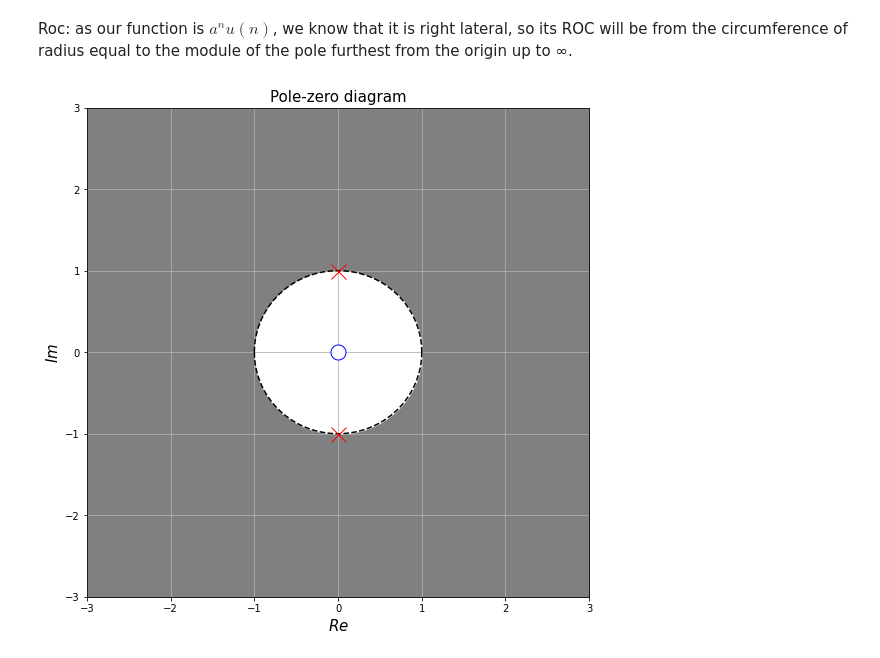
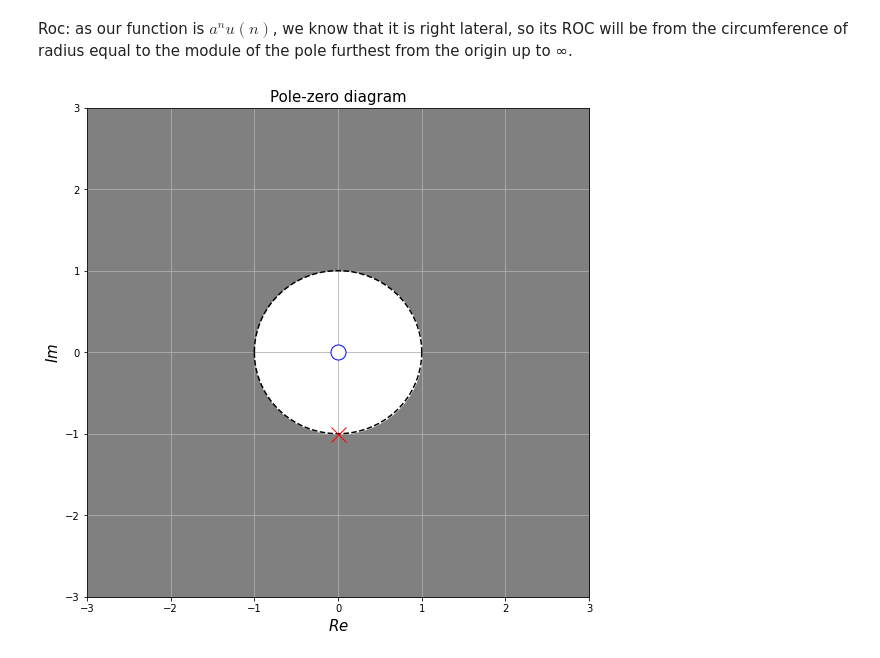
Before and after one commit to YuriDants/Ztransform_exercise, a Jupyter notebook: ZTransform.ipynb, the cells around one changed output. Cells and saved outputs as stored; diff of their text form; code cells hidden in the pictures.

```diff
--- a/ZTransform.ipynb
+++ b/ZTransform.ipynb
@@ -54,30 +71,30 @@ Roc: as our function is $a^n u(n)$, we know that it is right lateral, so its ROC
  radius equal to the module of the pole furthest from the origin up to ∞.
 # %%
 zeros = np.array([0])
-polos = np.array([-np.exp(-1j*np.pi/2), -np.exp(1j*np.pi/2)])
+polos = np.array([-np.exp(1j*np.pi/2)])
 
 x = np.linspace(-3, 3, 10000)
 circulo = np.sqrt(1**2 - x**2)
 hachura1 = 3 + 0*x
 hachura2 = -3 + 0*x
 
 plt.figure(figsize = (9,9))
 
 plt.plot(x, circulo, color = 'black', ls = '--')
 plt.plot(x, -1*circulo, color = 'black', ls = '--')
 plt.fill_between(x, hachura1, alpha = 1, color = 'gray')
 plt.fill_between(x, hachura2, alpha = 1, color = 'gray')
 plt.fill_between(x, circulo, color = 'white')
 plt.fill_between(x, -1*circulo, color = 'white')
 plt.plot(np.real(polos[0]), np.imag(polos[0]), marker = 'x', color = 'red', markersize = 15)
-plt.plot(np.real(polos[1]), np.imag(polos[1]), marker = 'x', color = 'red', markersize = 15)
+#plt.plot(np.real(polos[1]), np.imag(polos[1]), marker = 'x', color = 'red', markersize = 15)
 plt.plot(zeros, 0, marker = 'o', color = 'blue', markersize = 15)
 plt.plot(zeros, 0, marker = 'o', color = 'white', markersize = 13)
 plt.xlim(-3, 3)
 plt.ylim(-3, 3)
 plt.xlabel('$Re$', fontsize = 15)
 plt.ylabel('$Im$', fontsize = 15)
 plt.title('Pole-zero diagram', fontsize = 15)
 plt.grid(True)
 # %% [output]
-[figure, old version]
+[figure, new version]
```
Also changed, not shown: parts of 4 cells of this notebook.
